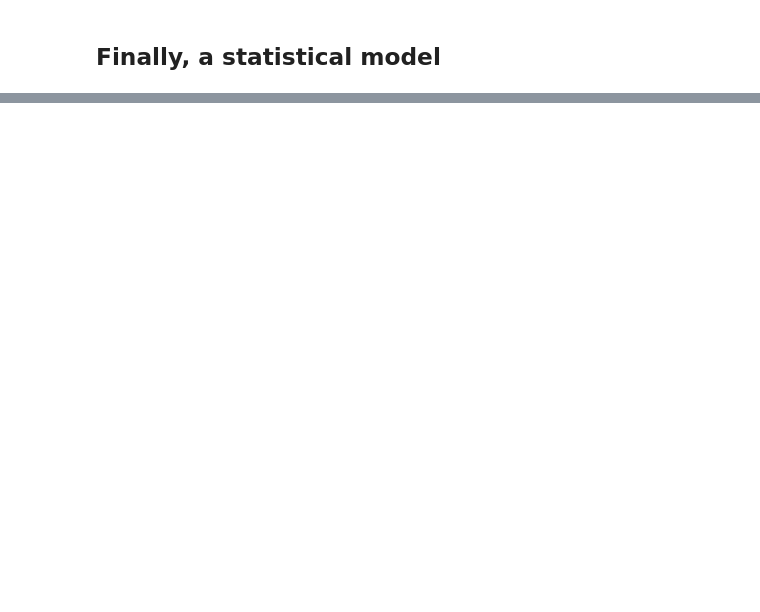
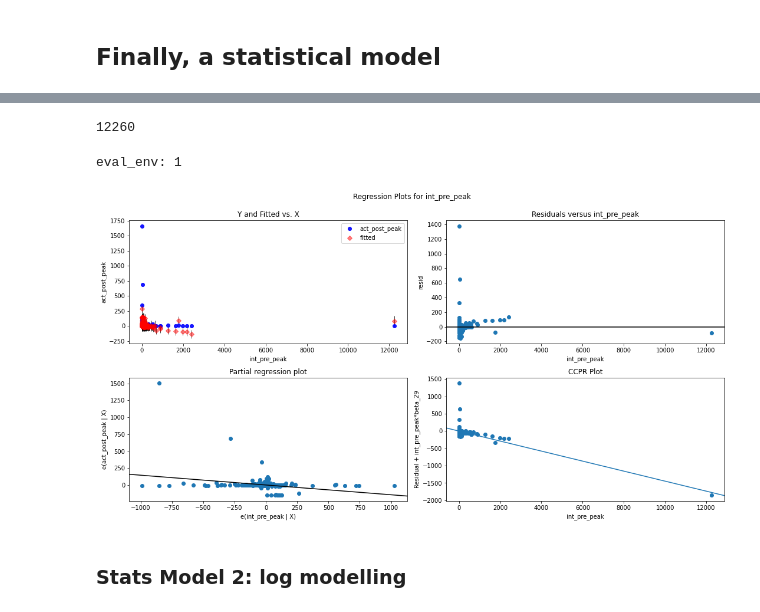
Before and after one commit to hubertau/DPhil_Studies, a Jupyter notebook: 2021-04_Study_A_Diffusion/notebooks/combined_analysis.ipynb, the cells around one changed output, grey strips where cells are left out. Drawn from its saved outputs; the diff is of its cells as text; code cells hidden in the pictures; blank space fills up the shorter version.

Commit message:
first stats df

```diff
--- a/2021-04_Study_A_Diffusion/notebooks/combined_analysis.ipynb
+++ b/2021-04_Study_A_Diffusion/notebooks/combined_analysis.ipynb
@@ -299,0 +289,9 @@ df[df['peak_私も'] & df['vocab:#私も']]
+# %%
+# save progress
+combined_analysis_save_file = '/home/hubert/DPhil_Studies/2021-04_Study_A_Diffusion/data/06_reporting/combined_analysis.hdf5'
+
+if os.path.isfile(combined_analysis_save_file):
+    with h5py.File(combined_analysis_save_file, 'r') as f:
+        check = f'group_{group_num}' in f.keys()
+    if check:
+        df = pd.read_hdf(combined_analysis_save_file, f'group_{group_num}')
@@ -552,0 +445,9 @@ Matching users on activity:
+# %%
+# first attempt 2021-12-01: Simply assign cluster assignment as categorical variable
+
+# get rows that correspond to the users
+author_model_indices = np.searchsorted(user_doc_ids,stats_df['author_id'])
+cluster_labels = model.row_labels_[author_model_indices]
+
+stats_df['cluster'] = cluster_labels
+stats_df['cluster'] = stats_df['cluster'].astype('category')
@@ -552,0 +458,5 @@ Matching users on activity:
+# %%
+stats_df['log_act_post_peak'] = np.log(stats_df['act_post_peak']+1)
+stats_df['log_act_pre_peak'] = np.log(stats_df['act_pre_peak']+1)
+stats_df['log_int_pre_peak'] = np.log(stats_df['int_pre_peak']+1)
+stats_df['log_norm_act_pre_peak'] = np.log(stats_df['norm_act_pre_peak']+1)
@@ -552,0 +481,6 @@ Matching users on activity:
+# %%
+# do I want an intercept?
+stats_model_1 = smf.ols('act_post_peak ~ act_pre_peak + int_pre_peak + + norm_act_pre_peak + cluster',
+    data = stats_df
+)
+stats_result_1 = stats_model_1.fit()
@@ -552,0 +536,12 @@ Matching users on activity:
+# %%
+stats_df['int_pre_peak'].max()
+# %% [output]
+12260
+# %%
+fig = plt.figure(figsize =(15,8))
+fig = sm.graphics.plot_regress_exog(stats_result_1, 'int_pre_peak', fig=fig)
+# %% [output]
+eval_env: 1
+[figure, added]
+# %% [markdown]
+### Stats Model 2: log modelling
```
Also changed, not shown: parts of 57 cells of this notebook.
